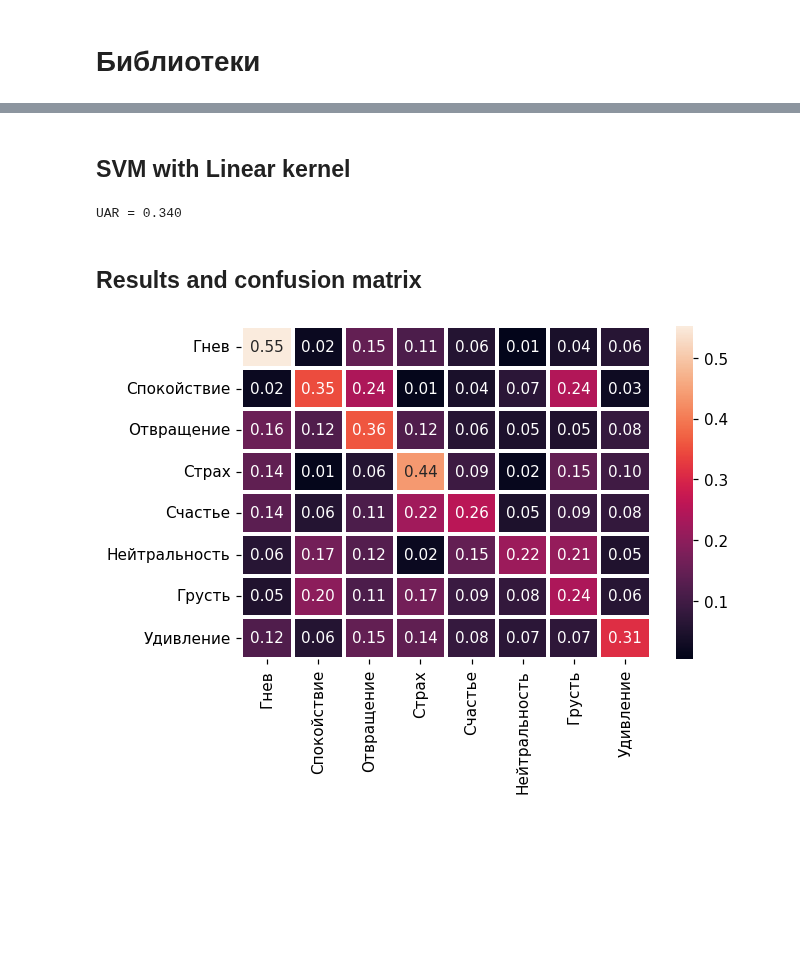
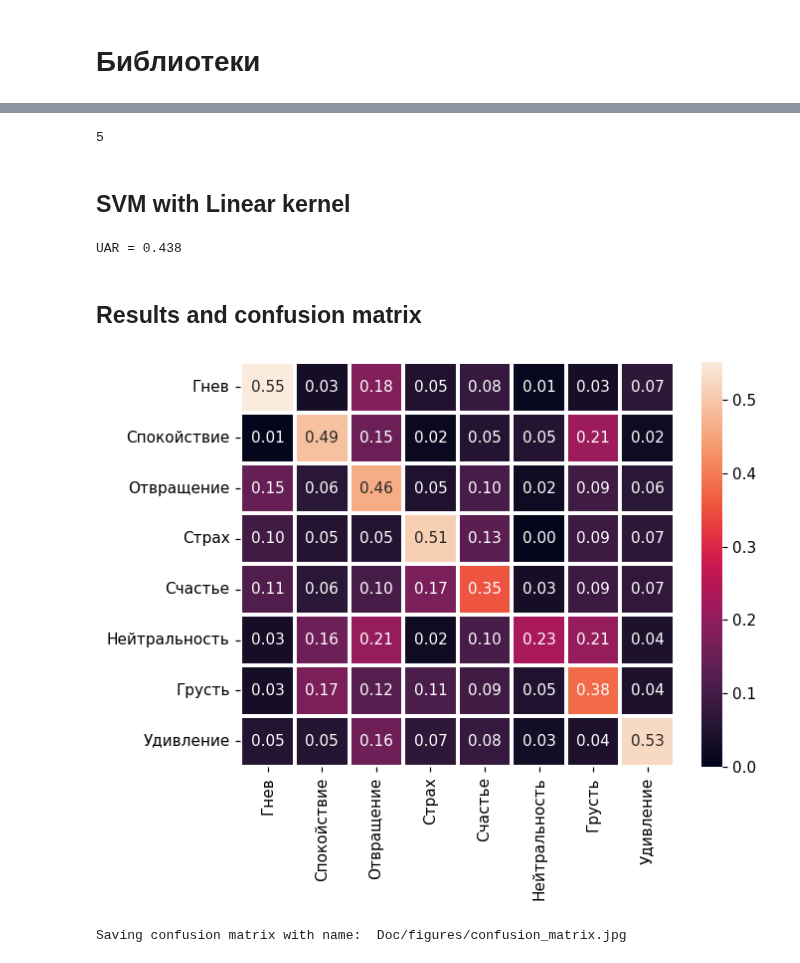
Before and after one commit to vortex2894/speech-emotion-recognition-system, a Jupyter notebook: ser-using-linear-svm-and-mfcc.ipynb, the cells around one changed output, grey strips where cells are left out. Cells and saved outputs as stored; diff of their text form; code cells hidden in the pictures; blank space fills up the shorter version.

Commit message:
main: major code refactoring; build svm model with rbf and polynomial kernels

```diff
--- a/ser-using-linear-svm-and-mfcc.ipynb
+++ b/ser-using-linear-svm-and-mfcc.ipynb
@@ -262,0 +17,2 @@ data loaded in 0.022524356842041016ms
+# %%
+X, y, ID = data_loader.load_dataset()
@@ -321,3 +42,11 @@ def calculate_unweighted_average_recall(y_true, y_pred):
+# %%
+group_members= data_loader.get_k_fold_group_member()
+
+
+X_k_folds, y_k_folds = data_loader.get_custom_k_folds(X, y, ID, group_members)
+print(len(X_k_folds))
+# %% [output]
+5
 # %% [markdown]
 ## SVM with Linear kernel
 # %%
@@ -325,12 +54,10 @@ def calculate_unweighted_average_recall(y_true, y_pred):
 y_pred = []
 y_true = []
 
-# for k in tqdm(range(len(X_k_folds.keys()))):
 for k in tqdm(X_k_folds.keys()):
     # Prepare dataset
     X_train = pd.DataFrame()
     y_train = pd.DataFrame()
-    # for i in range(len(X_k_folds.keys())):
     for i in X_k_folds.keys():
         if (i!=k):
             X_train = pd.concat([X_train, X_k_folds[i]])
@@ -338,39 +65,21 @@ for k in tqdm(X_k_folds.keys()):
         else:
             X_test = X_k_folds[i]
             y_test = y_k_folds[i]
-    # Train classifier
-    # starting_time = time.time()
-    SVM = SVC(kernel = 'linear')
+    SVM = SVC(kernel = 'linear', C=0.1)
     SVM.fit(X_train.values, y_train.values.ravel())
-    # print(f"Trained model in {str(time.time() - starting_time)} ms ")
     y_pred_k_fold = SVM.predict(X_test.values)
 
     y_pred = np.concatenate((y_pred, y_pred_k_fold), axis=None)
     y_true = np.concatenate((y_true, y_test.values), axis=None)
 
-UAR = calculate_unweighted_average_recall(y_true, y_pred)
+UAR = model_evaluation.calculate_uar(y_true, y_pred)
 print(f'UAR = {UAR:.3f}')
 # %% [output]
-UAR = 0.340
+UAR = 0.438
 # %% [markdown]
 ## Results and confusion matrix
-# %%
-labels = np.unique(y_test)
-labels_translated = np.array(['Гнев',
-                              'Спокойствие',
-                              'Отвращение',
-                              'Страх',
-                              'Счастье',
-                              'Нейтральность',
-                              'Грусть',
-                              'Удивление'])
-cm = confusion_matrix(y_true, y_pred, normalize='true', labels=labels)
-
-df_cm_4 = pd.DataFrame(cm,columns = labels_translated, index = labels_translated)
-fig,ax = plt.subplots(dpi = 110)
-sn.heatmap(df_cm_4, annot=True, fmt='.2f',linewidth=1.5)
-plt.show()
-image_name = f'Doc/figures/confusion_matrix.jpg'
-fig.savefig(image_name, format='jpg', dpi=200, bbox_inches='tight', pad_inches = 0.2)
-# %% [output]
-[figure, removed]
+# %%
+plotting_utils.plot_confusion_matrix(y_test, y_true, y_pred)
+# %% [output]
+[figure, added]
+Saving confusion matrix with name:  Doc/figures/confusion_matrix.jpg
```
Also changed, not shown: parts of 21 cells of this notebook, 18 other files.
